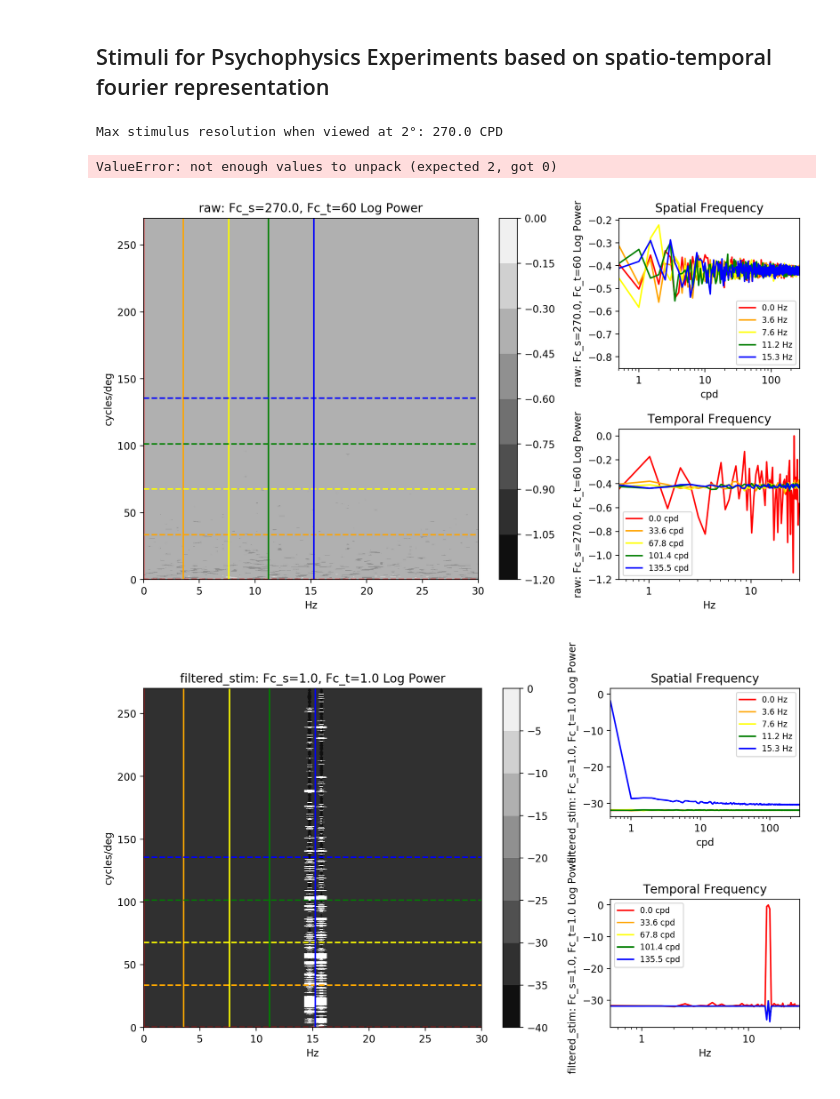
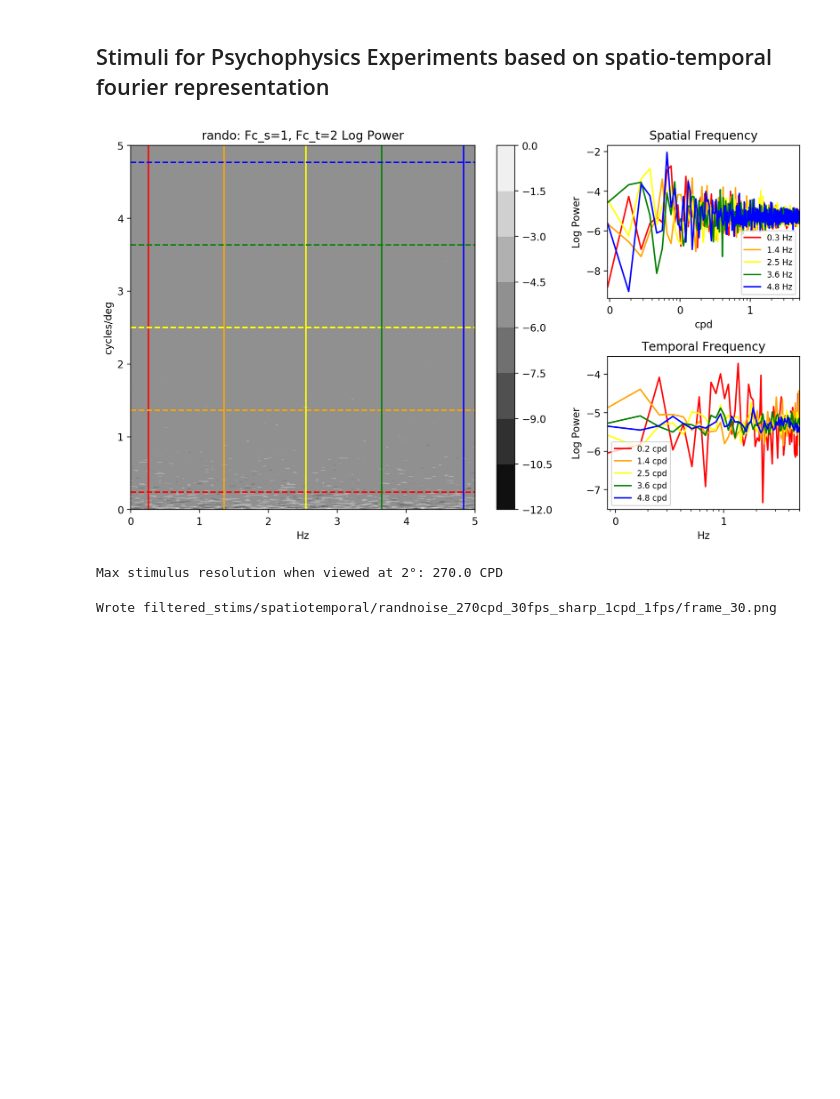
Before and after one commit to vdutell/wavelet_stim, a Jupyter notebook: fourier_spatiotemporal_filter.ipynb, the cells around one changed output. Saved outputs shown, nothing was run; the diff lists cells and outputs as text; code cells hidden in the pictures; blank space fills up the shorter version.

```diff
--- a/fourier_spatiotemporal_filter.ipynb
+++ b/fourier_spatiotemporal_filter.ipynb
@@ -18,6 +18,11 @@ import utils.getstim as getstim
 import utils.imtools as imtools
 import utils.fouriertools as ftools
 import utils.wavelettools as wtools
+# %%
+imp.reload(ftools)
+ftools.da_spatiotemporal_ft(ftools.st_ft(randstim), 5,10,'rando',1,2,'test')
+# %% [output]
+[figure, added]
 # %%
 imp.reload(getstim)
 imp.reload(ftools)
@@ -29,7 +34,7 @@ stim_px_w = 1080
 stim_px_h = 1080
 # temporal
 stim_secs = 1
-stim_fps = 60
+stim_fps = 30
 
 # calc cpd
 stim_cpd = (stim_px_w/2)/stim_deg
@@ -54,9 +59,7 @@ getstim.generate_spatiotemporal_filtered_stims(randstim, stim_cpd, spatial_cutof
 #getstim.generate_spatiotemporal_filtered_stims(step_stim, stim_cpd, spatial_cuttoffs, stim_fps, temporal_cut_offs, filt='gauss_taper', stim_type='stepfun')
 # %% [output]
 Max stimulus resolution when viewed at 2°: 270.0 CPD
-ValueError: not enough values to unpack (expected 2, got 0)
+Wrote filtered_stims/spatiotemporal/randnoise_270cpd_30fps_sharp_1cpd_1fps/frame_30.png
-[figure, removed]
-[figure, removed]
 # %%
 #for frame in step_stim:
 #    plt.imshow(frame)
```
Also changed, not shown: 1 other file.
